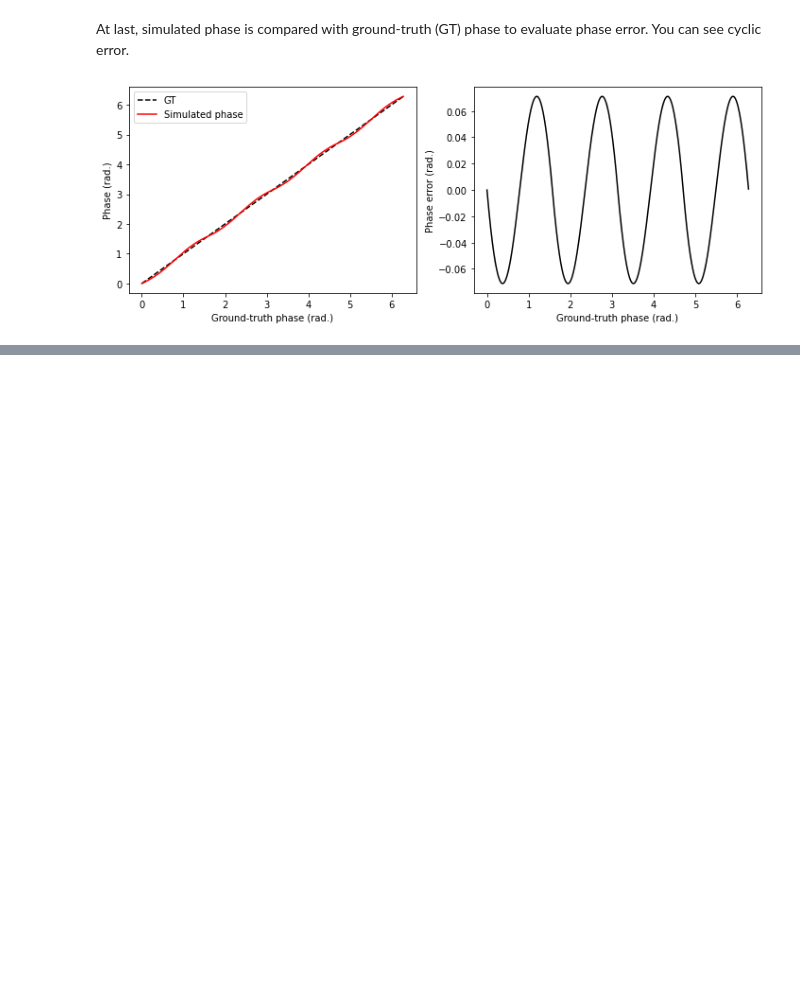
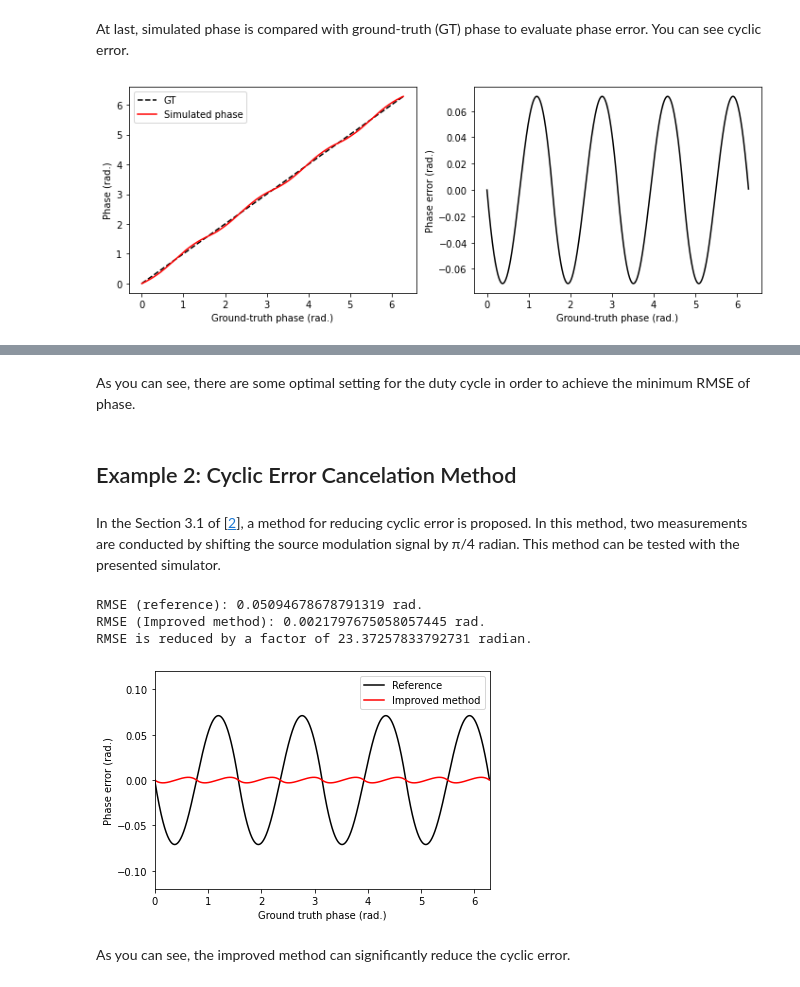
Before and after one commit to ksonod/itof_cyclic_error_simulator, a Jupyter notebook: main_notebook.ipynb, the cells around one changed output, grey strips where cells are left out. Drawn from its saved outputs; the diff is of its cells as text; code cells hidden in the pictures; blank space fills up the shorter version.

Commit message:
feat: Add more examples to the notebook.

```diff
--- a/main_notebook.ipynb
+++ b/main_notebook.ipynb
@@ -48,0 +96,53 @@ data_visualizer.show_phase_signals_and_cyclic_error(simulation_data)
+# %% [markdown]
+As you can see, there are some optimal setting for the duty cycle in order to achieve the minimum RMSE of phase.
+# %% [markdown]
+## Example 2: Cyclic Error Cancelation Method
+# %% [markdown]
+In the Section 3.1 of [[2](https://www.mdpi.com/2304-6732/10/2/170)], a method for reducing cyclic error is proposed. In this method, two measurements are conducted by shifting the source modulation signal by π/4 radian. This method can be tested with the presented simulator.
+# %%
+duty_cycle = np.arange(0.05, 0.505, 0.005)  # 0.05 to 0.5
+
+illum_sig_offsets = [45, 0]  # in degree
+
+simulated_phases = []
+for illum_sig_offset in illum_sig_offsets:
+    test_config = {
+        "phase_shift": [0, 90, 180, 270],
+        "modulation_frequency": 20e6,  # Hz
+        "duty_cycle": 0.5,  # Duty cycle between 0 and 1
+        "num_time_samples": 3000,  # Number of samples in time domain.
+        "source_modulation_signal_phase_offset": illum_sig_offset,
+        "num_components":4
+    }
+
+    phase_simulator = PhaseSimulator(test_config)
+    simulation_data = phase_simulator()
+    simulated_phases.append(simulation_data.simulated_phase.tolist())
+simulated_phases = np.array(simulated_phases)
+# %%
+new_phase = 0.5 * (simulated_phases[0,:] + simulated_phases[1,:] - 0.25 * np.pi)
+corrected_cyclic_error = new_phase-simulation_data.gt_phase
+corrected_cyclic_error -= np.mean(corrected_cyclic_error)
+
+rsme1 = np.sqrt(np.mean(simulation_data.cyclic_error**2))
+rsme2 = np.sqrt(np.mean(corrected_cyclic_error**2))
+print(f"RMSE (reference): {rsme1} rad.")
+print(f"RMSE (Improved method): {rsme2} rad.")
+print(f"RMSE is reduced by a factor of {rsme1/rsme2} radian.")
+
+plt.figure()
+plt.plot(simulation_data.gt_phase, simulation_data.cyclic_error, "k-", label="Reference")
+plt.plot(simulation_data.gt_phase, corrected_cyclic_error, "r-", label="Improved method")
+plt.legend()
+plt.xlim([0, 2*np.pi])
+plt.ylim([-0.12, 0.12])
+plt.xlabel("Ground truth phase (rad.)")
+plt.ylabel("Phase error (rad.)")
+plt.show()
+# %% [output]
+RMSE (reference): 0.05094678678791319 rad.
+RMSE (Improved method): 0.0021797675058057445 rad.
+RMSE is reduced by a factor of 23.37257833792731 radian.
+[figure, added]
+# %% [markdown]
+As you can see, the improved method can significantly reduce the cyclic error.
```
Also changed, not shown: parts of 12 cells of this notebook, 3 other files.
